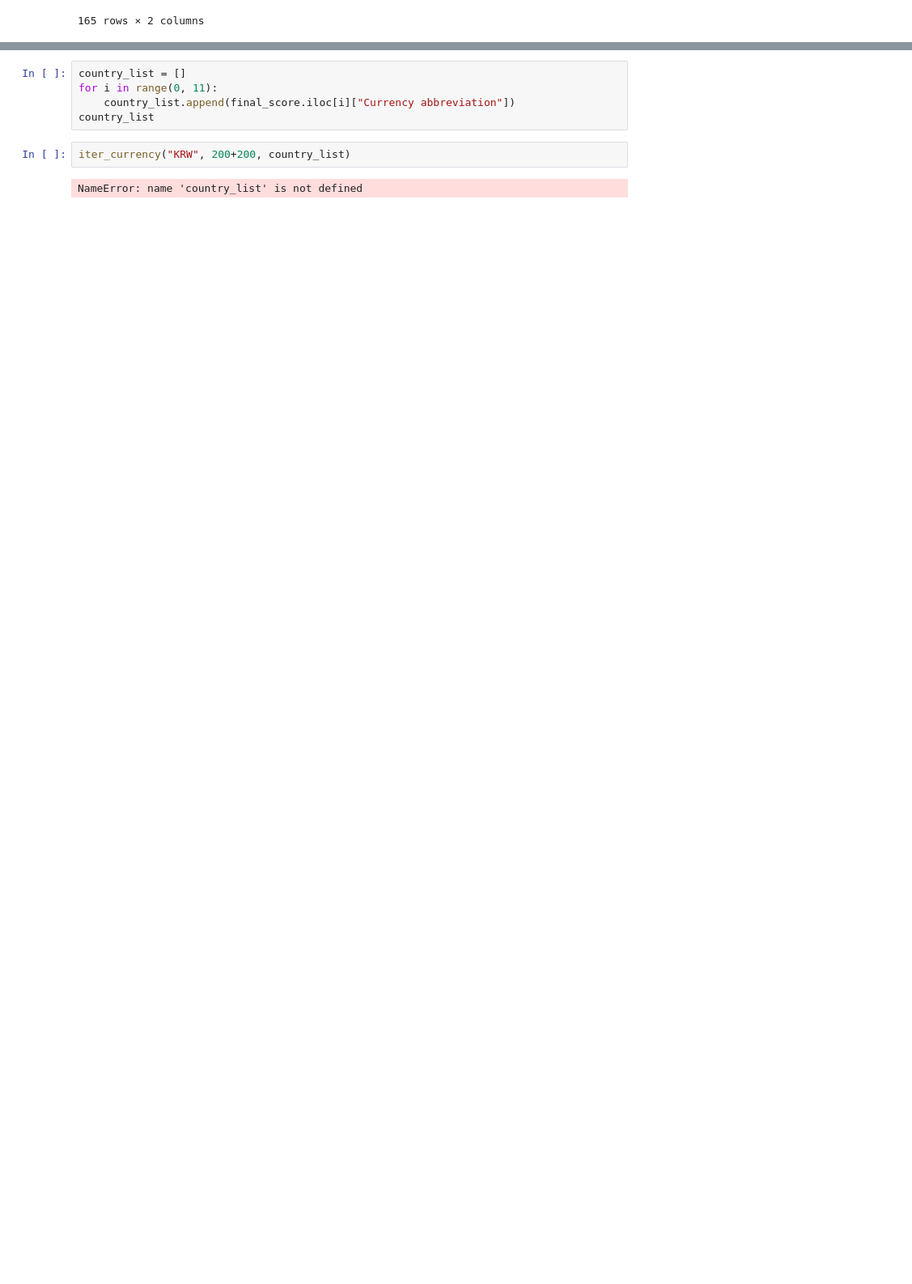
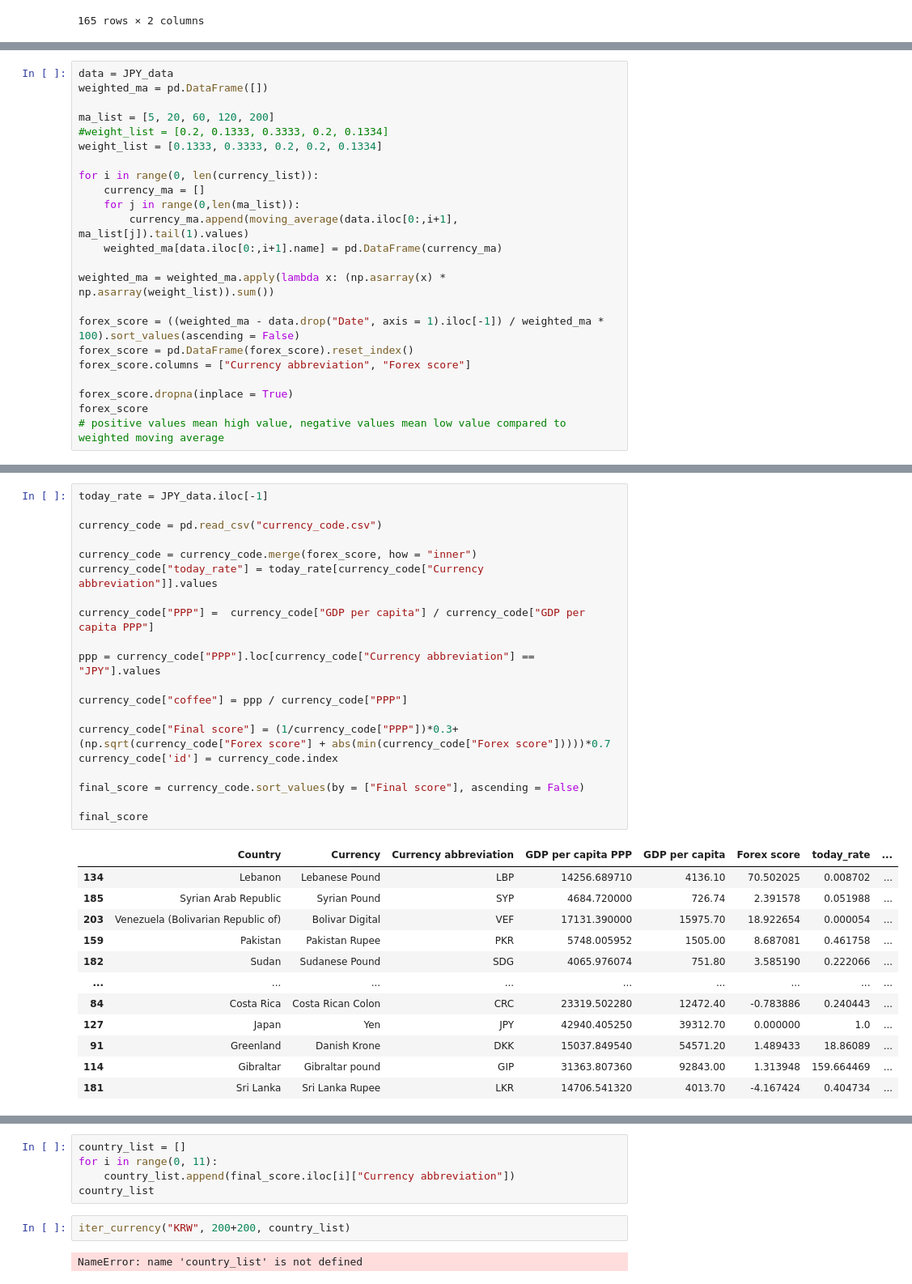
Before and after one commit to 9907daniel/Givplus, a Jupyter notebook: forex_score_calculation/forex.ipynb, the cells around one changed output, grey strips where cells are left out. Shown: that part at 81% size. Cells and saved outputs as stored; diff of their text form; blank space fills up the shorter version.

```diff
--- a/forex_score_calculation/forex.ipynb
+++ b/forex_score_calculation/forex.ipynb
@@ -316,0 +343,23 @@ final_score.head(20)
+# %%
+data = JPY_data
+weighted_ma = pd.DataFrame([])
+
+ma_list = [5, 20, 60, 120, 200]
+#weight_list = [0.2, 0.1333, 0.3333, 0.2, 0.1334]
+weight_list = [0.1333, 0.3333, 0.2, 0.2, 0.1334]
+
+for i in range(0, len(currency_list)):
+    currency_ma = []
+    for j in range(0,len(ma_list)):
+        currency_ma.append(moving_average(data.iloc[0:,i+1], ma_list[j]).tail(1).values)
+    weighted_ma[data.iloc[0:,i+1].name] = pd.DataFrame(currency_ma)
+
+weighted_ma = weighted_ma.apply(lambda x: (np.asarray(x) * np.asarray(weight_list)).sum())
+
+forex_score = ((weighted_ma - data.drop("Date", axis = 1).iloc[-1]) / weighted_ma * 100).sort_values(ascending = False)
+forex_score = pd.DataFrame(forex_score).reset_index()
+forex_score.columns = ["Currency abbreviation", "Forex score"]
+
+forex_score.dropna(inplace = True)
+forex_score
+# positive values mean high value, negative values mean low value compared to weighted moving average
@@ -316,0 +380,33 @@ final_score.head(20)
+# %%
+today_rate = JPY_data.iloc[-1]
+
+currency_code = pd.read_csv("currency_code.csv")
+
+currency_code = currency_code.merge(forex_score, how = "inner")
+currency_code["today_rate"] = today_rate[currency_code["Currency abbreviation"]].values
+
+currency_code["PPP"] =  currency_code["GDP per capita"] / currency_code["GDP per capita PPP"]
+
+ppp = currency_code["PPP"].loc[currency_code["Currency abbreviation"] == "JPY"].values
+
+currency_code["coffee"] = ppp / currency_code["PPP"]
+
+currency_code["Final score"] = (1/currency_code["PPP"])*0.3+ (np.sqrt(currency_code["Forex score"] + abs(min(currency_code["Forex score"]))))*0.7
+currency_code['id'] = currency_code.index
+
+final_score = currency_code.sort_values(by = ["Final score"], ascending = False)
+
+final_score
+# %% [output]
+|  | Country | Currency | Currency abbreviation | GDP per capita PPP | GDP per capita | Forex score | today_rate | ... |
+| 134 | Lebanon | Lebanese Pound | LBP | 14256.689710 | 4136.10 | 70.502025 | 0.008702 | ... |
+| 185 | Syrian Arab Republic | Syrian Pound | SYP | 4684.720000 | 726.74 | 2.391578 | 0.051988 | ... |
+| 203 | Venezuela (Bolivarian Republic of) | Bolivar Digital | VEF | 17131.390000 | 15975.70 | 18.922654 | 0.000054 | ... |
+| 159 | Pakistan | Pakistan Rupee | PKR | 5748.005952 | 1505.00 | 8.687081 | 0.461758 | ... |
+| 182 | Sudan | Sudanese Pound | SDG | 4065.976074 | 751.80 | 3.585190 | 0.222066 | ... |
+| ... | ... | ... | ... | ... | ... | ... | ... | ... |
+| 84 | Costa Rica | Costa Rican Colon | CRC | 23319.502280 | 12472.40 | -0.783886 | 0.240443 | ... |
+| 127 | Japan | Yen | JPY | 42940.405250 | 39312.70 | 0.000000 | 1.0 | ... |
+| 91 | Greenland | Danish Krone | DKK | 15037.849540 | 54571.20 | 1.489433 | 18.86089 | ... |
+| 114 | Gibraltar | Gibraltar pound | GIP | 31363.807360 | 92843.00 | 1.313948 | 159.664469 | ... |
+| 181 | Sri Lanka | Sri Lanka Rupee | LKR | 14706.541320 | 4013.70 | -4.167424 | 0.404734 | ... |
```
Also changed, not shown: parts of 5 cells of this notebook, 5 other files.
